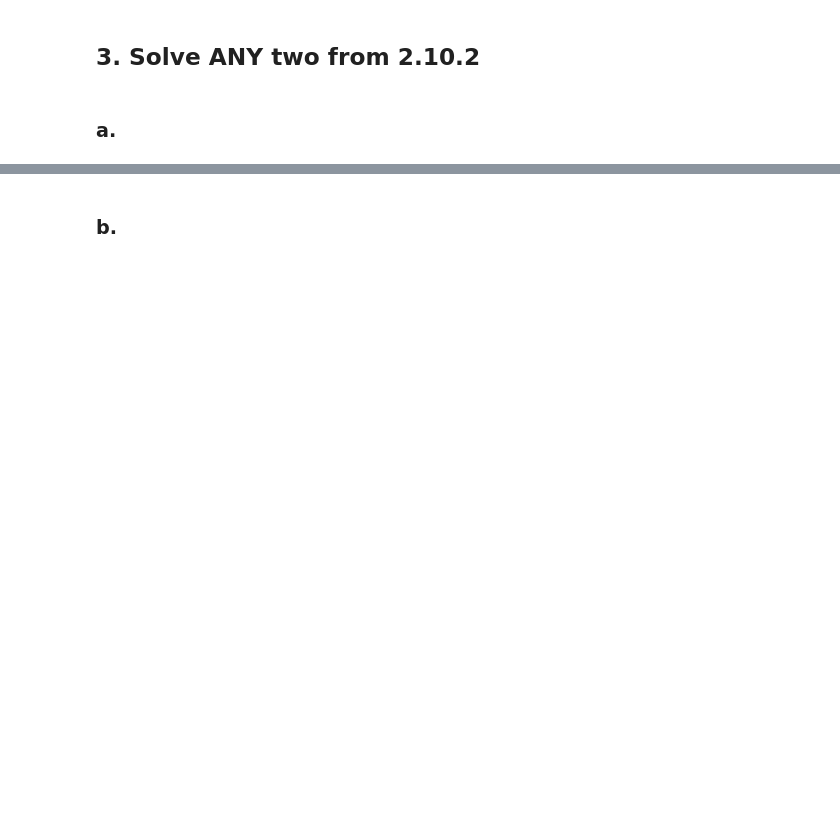
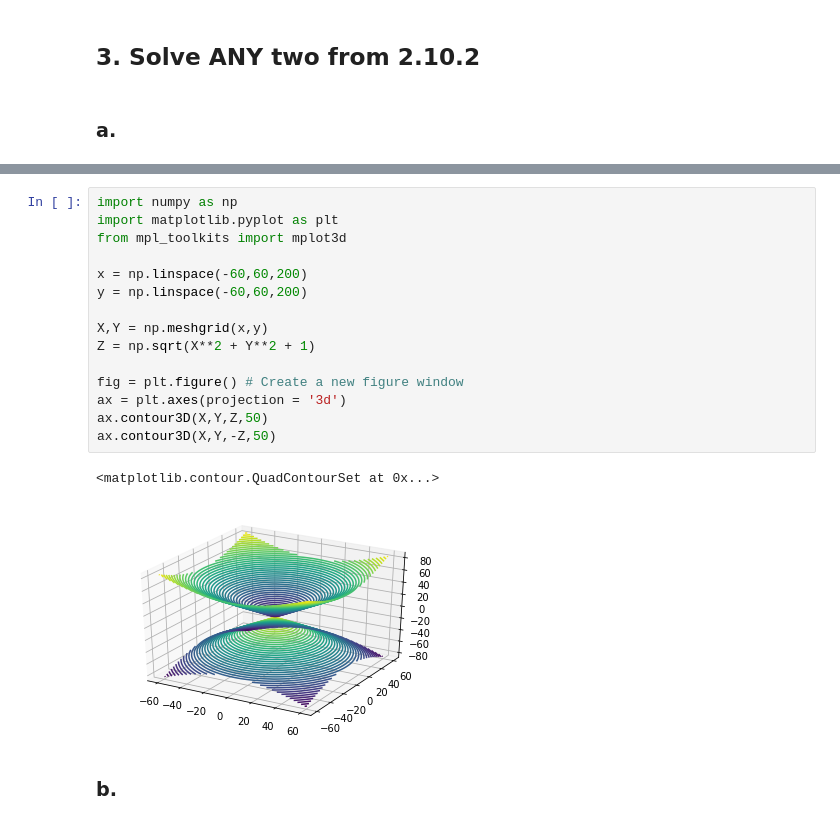
Before and after one commit to DeepanChakravarthiPadmanabhan/Robot-Perception, a Jupyter notebook: HW02/Introduction2.ipynb, the cells around one changed output, grey strips where cells are left out. Drawn from its saved outputs; the diff is of its cells as text; blank space fills up the shorter version.

```diff
--- a/HW02/Introduction2.ipynb
+++ b/HW02/Introduction2.ipynb
@@ -201,3 +223,21 @@ This directly implies that under an affine transformation the ratio of lengths o
+# %%
+import numpy as np
+import matplotlib.pyplot as plt
+from mpl_toolkits import mplot3d
+
+x = np.linspace(-60,60,200)
+y = np.linspace(-60,60,200)
+
+X,Y = np.meshgrid(x,y)
+Z = np.sqrt(X**2 + Y**2 + 1)
+
+fig = plt.figure() # Create a new figure window
+ax = plt.axes(projection = '3d')
+ax.contour3D(X,Y,Z,50)
+ax.contour3D(X,Y,-Z,50)
+# %% [output]
+<matplotlib.contour.QuadContourSet at 0x...>
+[figure, added]
 # %% [markdown]
 ### b.
 # %%
```
Also changed, not shown: parts of 5 cells of this notebook.
